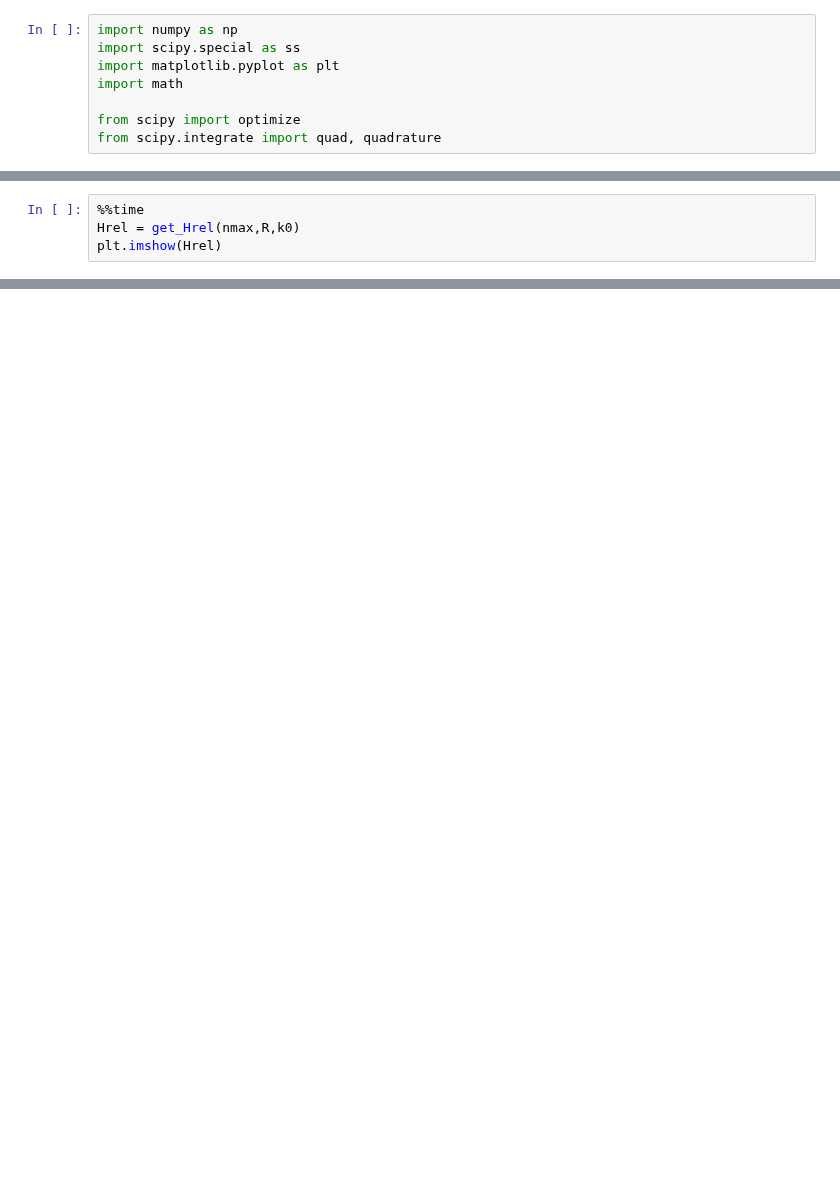
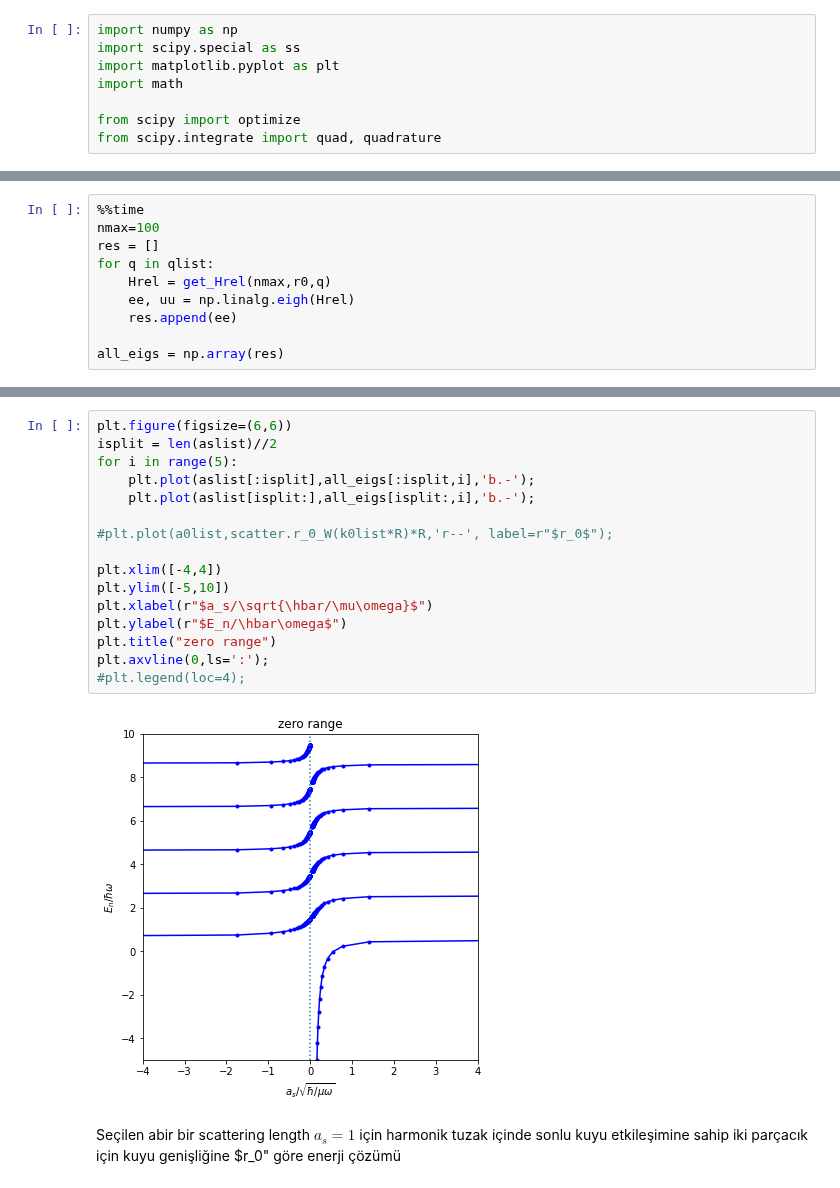
Before and after one commit to OFKadi/Bitirme_Projesi, a Jupyter notebook: Jupyter_Notebooks/Two_body_HO.ipynb, the cells around one changed output, grey strips where cells are left out. Saved outputs shown, nothing was run; the diff lists cells and outputs as text; blank space fills up the shorter version.

```diff
--- a/Jupyter_Notebooks/Two_body_HO.ipynb
+++ b/Jupyter_Notebooks/Two_body_HO.ipynb
@@ -78,4 +13,0 @@ Wall time: 51.8 s
-# %%
-%%time
-Hrel = get_Hrel(nmax,R,k0)
-plt.imshow(Hrel)
@@ -143,0 +211,10 @@ plt.axvline(0,ls=':');
+# %%
+%%time
+nmax=100
+res = []
+for q in qlist:
+    Hrel = get_Hrel(nmax,r0,q)
+    ee, uu = np.linalg.eigh(Hrel)
+    res.append(ee)
+
+all_eigs = np.array(res)
@@ -143,0 +224,20 @@ plt.axvline(0,ls=':');
+# %%
+plt.figure(figsize=(6,6))
+isplit = len(aslist)//2
+for i in range(5):
+    plt.plot(aslist[:isplit],all_eigs[:isplit,i],'b.-');
+    plt.plot(aslist[isplit:],all_eigs[isplit:,i],'b.-');
+
+#plt.plot(a0list,scatter.r_0_W(k0list*R)*R,'r--', label=r"$r_0$");
+
+plt.xlim([-4,4])
+plt.ylim([-5,10])
+plt.xlabel(r"$a_s/\sqrt{\hbar/\mu\omega}$")
+plt.ylabel(r"$E_n/\hbar\omega$")
+plt.title("zero range")
+plt.axvline(0,ls=':');
+#plt.legend(loc=4);
+# %% [output]
+[figure, added]
+# %% [markdown]
+Seçilen abir bir scattering length $a_s=1$ için harmonik tuzak içinde sonlu kuyu etkileşimine sahip iki parçacık için kuyu genişliğine $r_0" göre enerji çözümü
```
Also changed, not shown: parts of 45 cells of this notebook.
